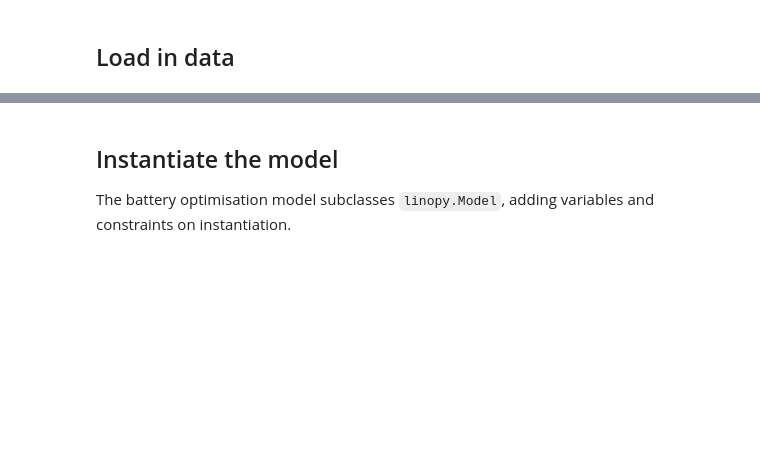
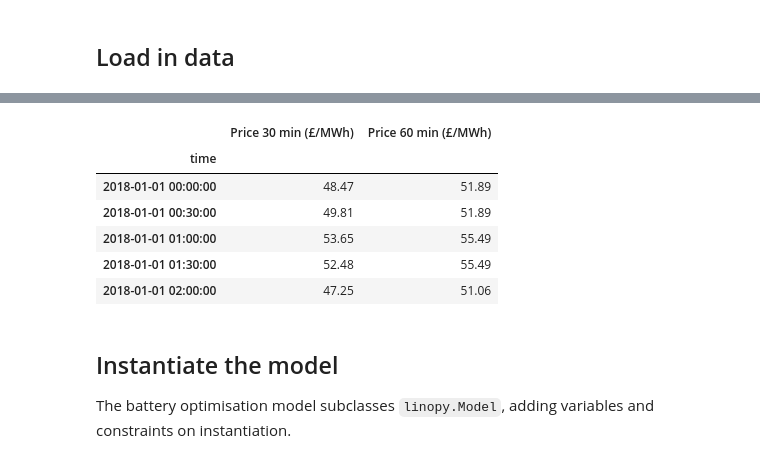
Before and after one commit to LeoHuckvale/chronos-lite, a Jupyter notebook: example.ipynb, the cells around one changed output, grey strips where cells are left out. Drawn from its saved outputs; the diff is of its cells as text; code cells hidden in the pictures; blank space fills up the shorter version.

```diff
--- a/example.ipynb
+++ b/example.ipynb
@@ -17,10 +28,18 @@ battery_config
 # %%
 market_data = load_market_data(
     half_hourly_csv=DATA_DIR / "raw" / "half-hourly-market.csv",
     hourly_csv=DATA_DIR / "raw" / "hourly-market.csv",
-    nrows=50,  # Limit datasize due to memory issues
+    nrows=500,  # Limit datasize due to memory issues
 )
 market_data.head()
+# %% [output]
+|  | Price 30 min (£/MWh) | Price 60 min (£/MWh) |
+| time |  |  |
+| 2018-01-01 00:00:00 | 48.47 | 51.89 |
+| 2018-01-01 00:30:00 | 49.81 | 51.89 |
+| 2018-01-01 01:00:00 | 53.65 | 55.49 |
+| 2018-01-01 01:30:00 | 52.48 | 55.49 |
+| 2018-01-01 02:00:00 | 47.25 | 51.06 |
 # %% [markdown]
 ## Instantiate the model
 
```
Also changed, not shown: parts of 15 cells of this notebook, 2 other files.
